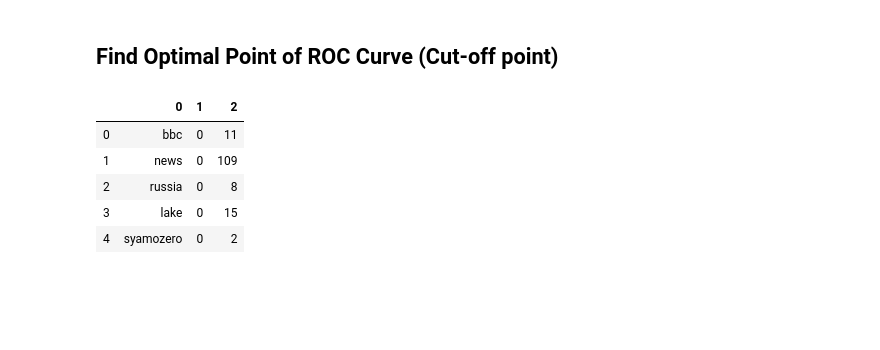
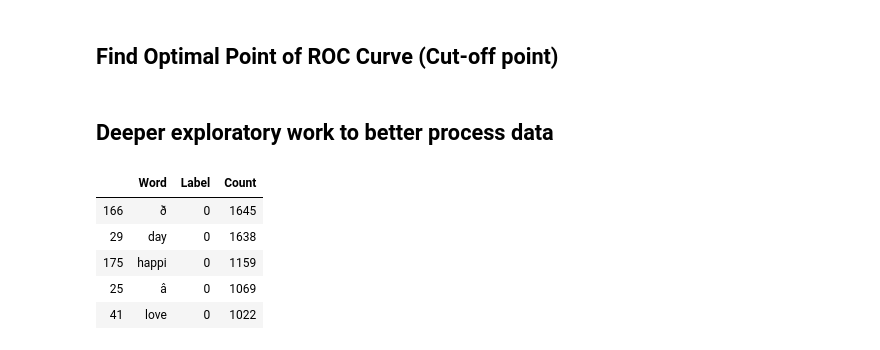
Before and after one commit to gui-ve-prog/sentiment_analysis, a Jupyter notebook: NLP_sentiment-analysis.ipynb, the cells around one changed output. Saved outputs shown, nothing was run; the diff lists cells and outputs as text; code cells hidden in the pictures; blank space fills up the shorter version.

```diff
--- a/NLP_sentiment-analysis.ipynb
+++ b/NLP_sentiment-analysis.ipynb
@@ -207,5 +207,7 @@ for i in range(1000):
     cut =+ i*1/1000
     tmp = compute_tpr_fpr(lr, train_x_lr, train_y_lr, cut)
     roc_curve.append(tmp)
+# %% [markdown]
+## Deeper exploratory work to better process data
 # %%
 test = pd.DataFrame([[pair[0], pair[1], value] for pair, value in zip(freqs.keys(), freqs.values())])
@@ -212,9 +215,10 @@ test = pd.DataFrame([[pair[0], pair[1], value] for pair, value in zip(freqs.keys
-# %%
-test.head()
-# %% [output]
-|  | 0 | 1 | 2 |
-| 0 | bbc | 0 | 11 |
-| 1 | news | 0 | 109 |
-| 2 | russia | 0 | 8 |
-| 3 | lake | 0 | 15 |
-| 4 | syamozero | 0 | 2 |
+# %%
+test = test.sort_values(by=["Count"], axis=0, ascending=False)
+test.head()
+# %% [output]
+|  | Word | Label | Count |
+| 166 | ð | 0 | 1645 |
+| 29 | day | 0 | 1638 |
+| 175 | happi | 0 | 1159 |
+| 25 | â | 0 | 1069 |
+| 41 | love | 0 | 1022 |
```
Also changed, not shown: parts of 5 cells of this notebook.
